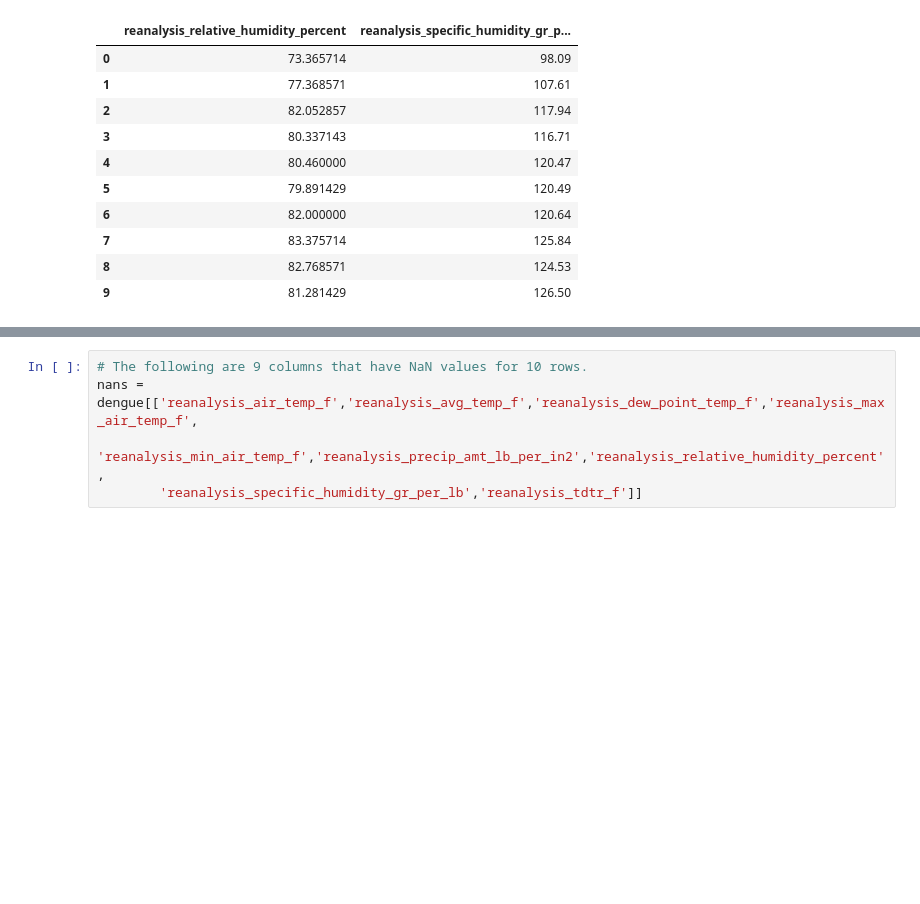
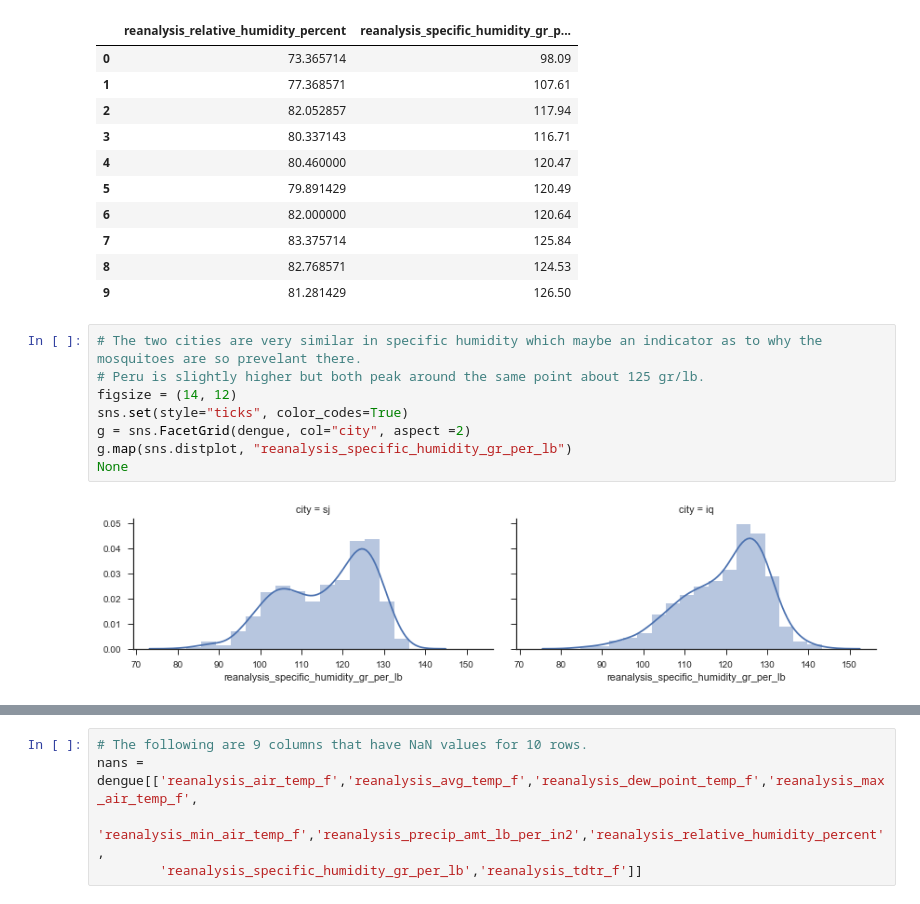
Before and after one commit to emmacorbino/Capstone, a Jupyter notebook: Capstone.ipynb, the cells around one changed output, grey strips where cells are left out. Cells and saved outputs as stored; diff of their text form; blank space fills up the shorter version.

```diff
--- a/Capstone.ipynb
+++ b/Capstone.ipynb
@@ -410,3 +413,13 @@ dengue[['reanalysis_relative_humidity_percent', 'reanalysis_specific_humidity_gr
 | 7 | 83.375714 | 125.84 |
 | 8 | 82.768571 | 124.53 |
 | 9 | 81.281429 | 126.50 |
+# %%
+# The two cities are very similar in specific humidity which maybe an indicator as to why the mosquitoes are so prevelant there.
+# Peru is slightly higher but both peak around the same point about 125 gr/lb.
+figsize = (14, 12)
+sns.set(style="ticks", color_codes=True)
+g = sns.FacetGrid(dengue, col="city", aspect =2)
+g.map(sns.distplot, "reanalysis_specific_humidity_gr_per_lb")
+None
+# %% [output]
+[figure, added]
```
Also changed, not shown: parts of 53 cells of this notebook, 1 other file.
